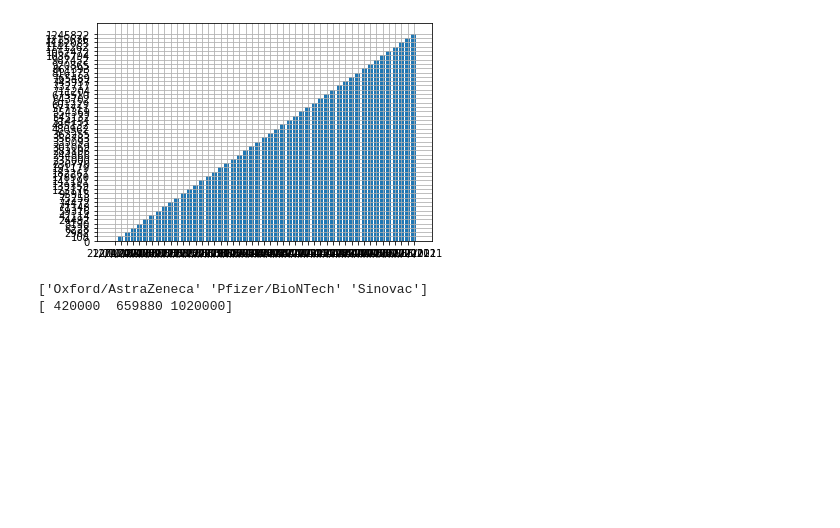
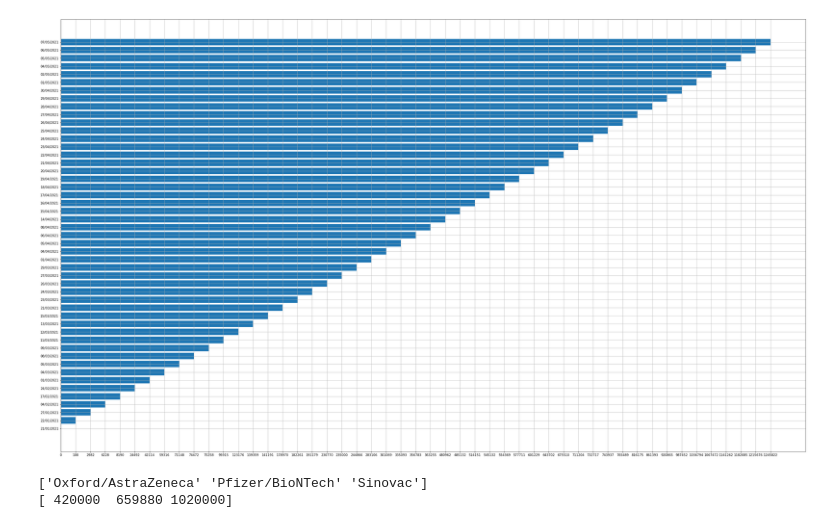
Before and after one commit to GabrielChuchuca/Prueba1InterSimulacion, a Jupyter notebook: PruebaSimulacion.ipynb, the cells around one changed output. Cells and saved outputs as stored; diff of their text form; code cells hidden in the pictures; blank space fills up the shorter version.

```diff
--- a/PruebaSimulacion.ipynb
+++ b/PruebaSimulacion.ipynb
@@ -8,17 +8,17 @@ import matplotlib.pyplot as plt
 # %%
 url_vacunados = 'https://raw.githubusercontent.com/andrab/ecuacovid/master/datos_crudos/vacunas/vacunas.csv'
 url_fabricantes = 'https://raw.githubusercontent.com/andrab/ecuacovid/master/datos_crudos/vacunas/fabricantes.csv'
 df_vacunados = pd.read_csv(url_vacunados, header = None)
 df_vacunados.columns = ['fecha', 'dosis_total', 'primera_dosis', 'segunda_dosis']
 #df_vacunados['fecha'] + ' ' + df_vacunados['dosis_total']
 #df_vacunados
-plt.bar(df_vacunados['fecha'][1:], df_vacunados['dosis_total'][1:])
+plt.barh(df_vacunados['fecha'][1:], df_vacunados['dosis_total'][1:])
 #plt.plot(df_vacunados['fecha'], df_vacunados['dosis_total'],marker="o")
-#plt.gcf().set_size_inches(50, 10)
+plt.gcf().set_size_inches(42, 25)
 plt.grid()
 plt.show()
 # %% [output]
-[figure, old version]
+[figure, new version]
 # %%
 df_fabricados = pd.read_csv(url_fabricantes, header = None)
 df_fabricados.columns = ['vaccine', 'total', 'arrived_at']
```
